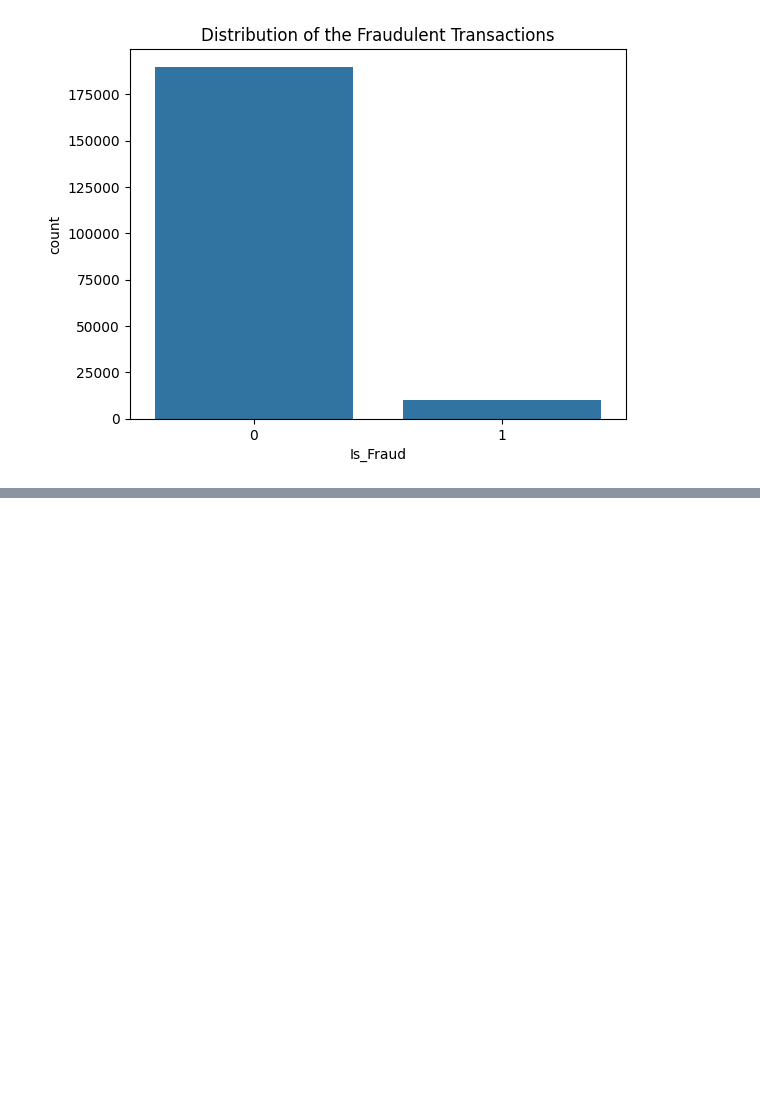
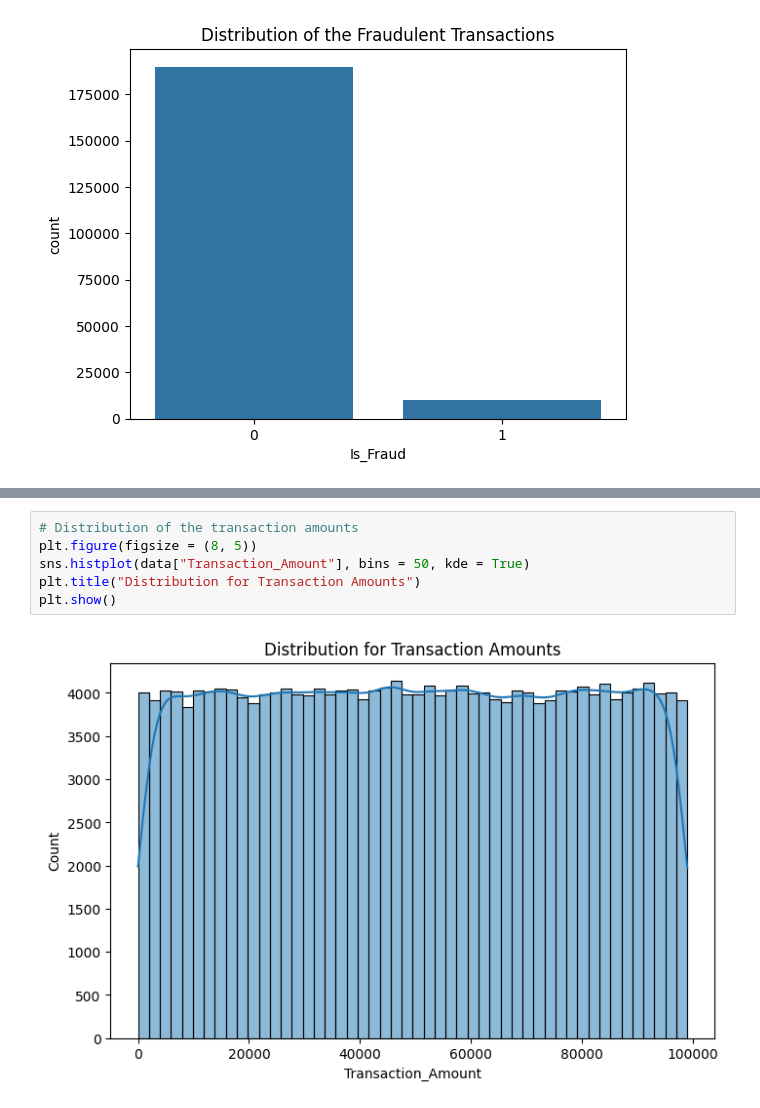
Before and after one commit to gkipkirui1/DSF-PT08P5-GROUP4-CAPSTONE-PROJECT, a Jupyter notebook: mikabenson.ipynb, the cells around one changed output, grey strips where cells are left out. Drawn from its saved outputs; the diff is of its cells as text; blank space fills up the shorter version.

```diff
--- a/mikabenson.ipynb
+++ b/mikabenson.ipynb
@@ -141,0 +156,8 @@ for col in numerical_columns:
+# %%
+# Distribution of the transaction amounts
+plt.figure(figsize = (8, 5))
+sns.histplot(data["Transaction_Amount"], bins = 50, kde = True)
+plt.title("Distribution for Transaction Amounts")
+plt.show()
+# %% [output]
+[figure, added]
```
Also changed, not shown: parts of 14 cells of this notebook.
